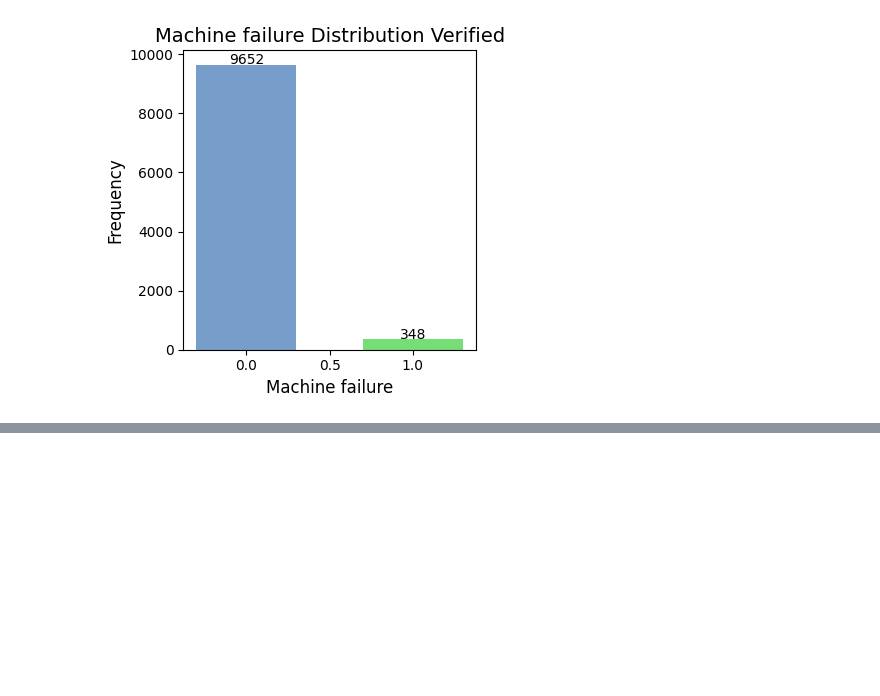
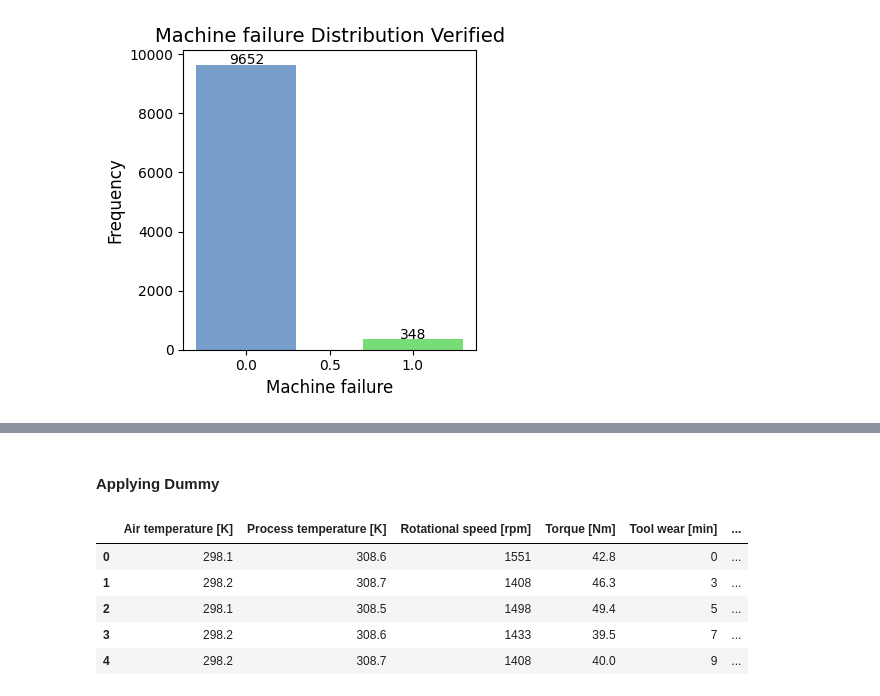
Before and after one commit to Joseph1889/RestartProyect, a Jupyter notebook: DataUnderstanding/PreProcessing.ipynb, the cells around one changed output, grey strips where cells are left out. Cells and saved outputs as stored; diff of their text form; code cells hidden in the pictures; blank space fills up the shorter version.

```diff
--- a/DataUnderstanding/PreProcessing.ipynb
+++ b/DataUnderstanding/PreProcessing.ipynb
@@ -46,0 +99,21 @@ plt.show()
+# %% [markdown]
+#### Applying Dummy
+# %%
+# Dummy to the feature Type. This has three kind of values: L, M nd H
+df = pd.get_dummies(df)
+
+# Identify the columns that were created by pd.get_dummies() (those that are of dtype 'bool')
+dummy_columns = df.select_dtypes(include=['bool']).columns
+
+# Convert only the dummy columns (boolean) to integers (0 and 1)
+df[dummy_columns] = df[dummy_columns].astype(int)
+
+# Display the first 5 rows of the DataFrame
+df.head(5)
+# %% [output]
+|  | Air temperature [K] | Process temperature [K] | Rotational speed [rpm] | Torque [Nm] | Tool wear [min] | ... |
+| 0 | 298.1 | 308.6 | 1551 | 42.8 | 0 | ... |
+| 1 | 298.2 | 308.7 | 1408 | 46.3 | 3 | ... |
+| 2 | 298.1 | 308.5 | 1498 | 49.4 | 5 | ... |
+| 3 | 298.2 | 308.6 | 1433 | 39.5 | 7 | ... |
+| 4 | 298.2 | 308.7 | 1408 | 40.0 | 9 | ... |
```
Also changed, not shown: parts of 8 cells of this notebook, 2 other files.
